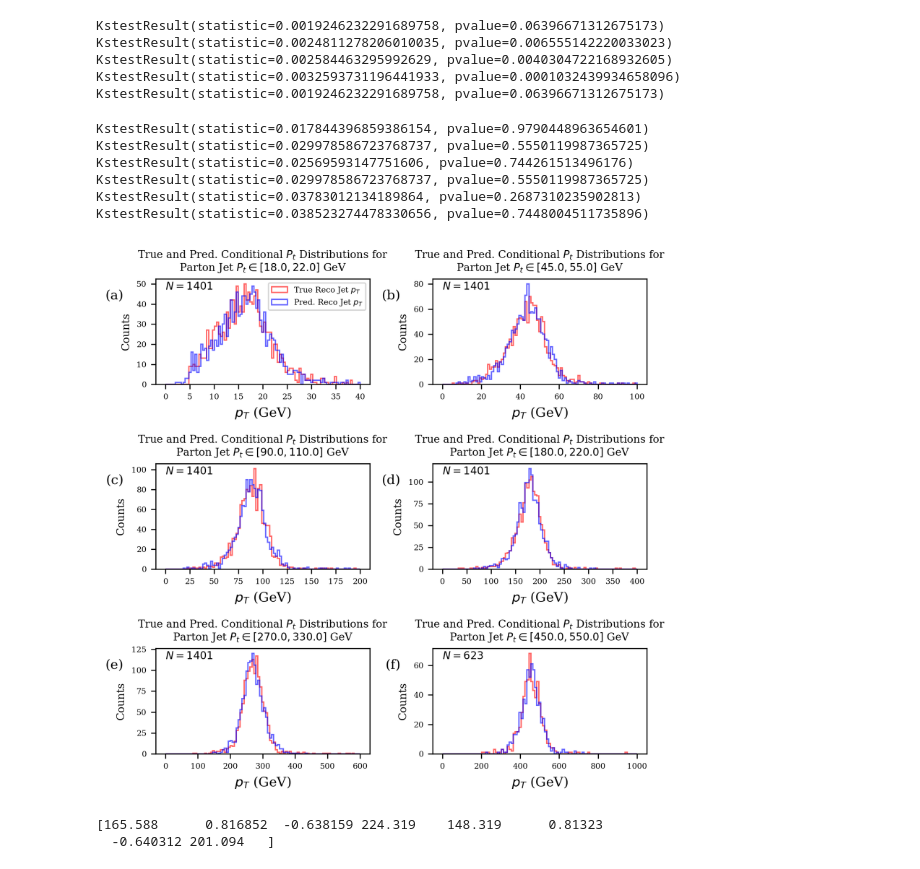
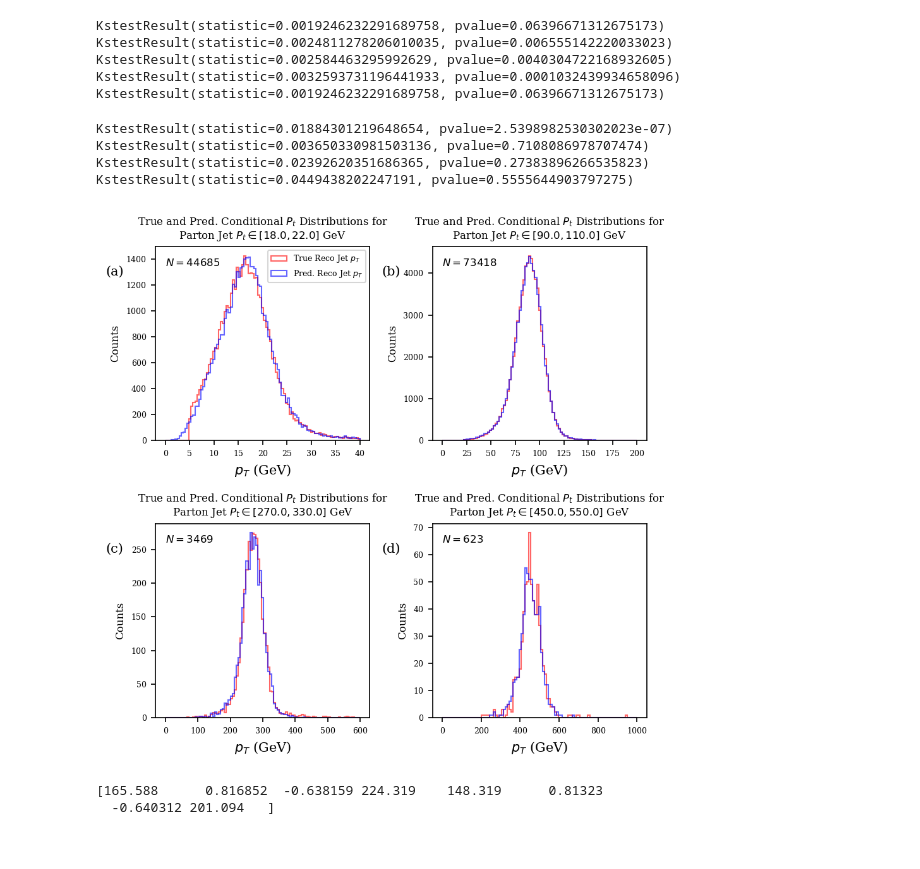
Before and after one commit to jblue1/falcon, a Jupyter notebook: notebooks/makePlots.ipynb, the cells around one changed output. Cells and saved outputs as stored; diff of their text form; code cells hidden in the pictures.

```diff
--- a/notebooks/makePlots.ipynb
+++ b/notebooks/makePlots.ipynb
@@ -17,12 +17,14 @@ np.set_printoptions(precision=16)
 # %% [markdown]
 ## Load model weights and data
 # %%
-sys.path.append('../models/cWGAN/Run_2021-03-21_0/')
+#sys.path.append('../models/cWGAN/Run_2021-03-21_0/')
+sys.path.append('../models/cWGAN/Run_2021-07-02_0/')
 import cWGAN
-save_dir = '../models/cWGAN/Run_2021-03-21_0/'
+#save_dir = '../models/cWGAN/Run_2021-03-21_0/'
+save_dir = '../models/cWGAN/Run_2021-07-02_0/'
 assert(os.path.isdir(save_dir))
 # %%
-data = np.loadtxt("../data/processed/newPartonMatchedJetsNoRecoPtCut.txt", skiprows=2)
+data = np.loadtxt("../data/processed/newPartonMatchedJetsNoRecoPtCutFixRap.txt", skiprows=2)
 # %%
 normalized_data = np.zeros((len(data), 4))
 reco_data = np.zeros((len(data), 4))
@@ -57,7 +59,7 @@ normalized_data = (normalized_data - normalized_mean) / normalized_std
 # %%
 cwgan = cWGAN.cWGAN(10, "RMSprop", 0.000002, 0.00001, 10, False, "", 0)
 # %%
-cwgan.generator.load_weights(save_dir + '/training_checkpoints/gen_500000')
+cwgan.generator.load_weights(save_dir + '/training_checkpoints/gen_435000')
 # %% [output]
 <tensorflow.python.training.tracking.util.CheckpointLoadStatus at 0x...>
 # %%
@@ -207,15 +209,18 @@ KstestResult(statistic=0.0032593731196441933, pvalue=0.0001032439934658096)
 KstestResult(statistic=0.0019246232291689758, pvalue=0.06396671312675173)
 # %%
 plt.rc('font', family='serif')
-range_highs = [40, 100, 200, 400, 600, 1000]
-range_lows = [0, 0, 0, 0, 0, 0, 0]
+#range_highs = [40, 100, 200, 400, 600, 1000]
+#range_lows = [0, 0, 0, 0, 0, 0, 0]
+range_highs = [40, 200, 600, 1000]
+range_lows = [0, 0, 0, 0, 0]
 j = 0
-nrow = 3; ncol = 2;
-fig, axs = plt.subplots(nrows=nrow, ncols=ncol, figsize=(6,6), dpi=300)
+nrow = 2; ncol = 2;
+fig, axs = plt.subplots(nrows=nrow, ncols=ncol, figsize=(6,6), dpi=150)
 ax = axs.flatten()
-letters = ['(a)', '(b)', '(c)', '(d)', '(e)', '(f)']
+letters = ['(a)', '(b)', '(c)', '(d)']#, '(e)', '(f)']
 
-for center in [20, 50, 100, 200, 300, 500]:
+#for center in [20, 50, 100, 200, 300, 500]:
+for center in [20, 100, 300, 500]:
     recoPt = []
     predPt = []
     low = center - center/10
@@ -224,42 +229,40 @@ for center in [20, 50, 100, 200, 300, 500]:
         if (data[i, 0] > low and data[i, 0] < high):
             recoPt.append(data[i, 4])
             predPt.append(predict[i, 0])
-        if (len(recoPt) > 1400):
-            break
+        #if (len(recoPt) > 1400):
+        #    break
     print(ks_2samp(recoPt, predPt))
     bins = np.linspace(range_lows[j], range_highs[j], 100)
     #fig = plt.figure(figsize=(6,4), dpi=100)
     #ax = fig.add_subplot(111)
     ax[j].hist(recoPt, bins=bins, label=r'True Reco Jet $p_T$', alpha=0.6, ec="r", histtype='step')
     ax[j].hist(predPt, bins=bins, label=r'Pred. Reco Jet $p_T$', alpha=0.6, ec="b", histtype='step')
     ax[j].text(0,0.9*ax[j].get_ylim()[1], r"$N={}$".format(len(recoPt)), size=8)
     #ax.hist(energy, bins=bins, label='E', alpha=0.5)
     #if j==2 or j==3:
     ax[j].set_xlabel(r"$p_T$ (GeV)")
     ax[j].set_ylabel("Counts", size=8)
     ax[j].tick_params(axis='x', labelsize=6)
     ax[j].tick_params(axis='y', labelsize=6)
     #ax[j].set_ylabel("Count")
     #ax[j].set_title("Parton Jet $P_t =${} GeV".format(center), size=10)
     ax[j].set_title("\n".join(wrap(r"True and Pred. Conditional $P_t$ Distributions for Parton Jet $P_t \in [{}, {}]$ GeV".format(low, high), width=50)), fontsize=8)
     #ax.axvline(x=center/2)
     ax[j].text(-0.15, 0.9, letters[j], fontsize=10, transform=ax[j].transAxes, va='top', ha='right')
     if j ==0:
         ax[j].legend(fontsize=6)
     #fig.savefig("../data/plots/PtDistLog{}.pdf".format(j), facecolor="white", transparent="True")
     j+=1
 #fig.suptitle(r"Conditional Reco $P_t$ Distributions")
 plt.tight_layout()
 #plt.savefig("../data/plots/ConditionalPtDistPres.pdf")
 plt.show()
 # %% [output]
-KstestResult(statistic=0.017844396859386154, pvalue=0.9790448963654601)
-KstestResult(statistic=0.029978586723768737, pvalue=0.5550119987365725)
-KstestResult(statistic=0.02569593147751606, pvalue=0.744261513496176)
-KstestResult(statistic=0.029978586723768737, pvalue=0.5550119987365725)
-KstestResult(statistic=0.03783012134189864, pvalue=0.2687310235902813)
-KstestResult(statistic=0.038523274478330656, pvalue=0.7448004511735896)
+KstestResult(statistic=0.01884301219648654, pvalue=2.5398982530302023e-07)
+KstestResult(statistic=0.003650330981503136, pvalue=0.7108086978707474)
+KstestResult(statistic=0.02392620351686365, pvalue=0.27383896266535823)
+KstestResult(statistic=0.0449438202247191, pvalue=0.5555644903797275)
-[figure, old version]
+[figure, new version]
 # %%
 print(data[57, :])
 #print(normalized_data[6, :])
```
Also changed, not shown: parts of 4 cells of this notebook.
